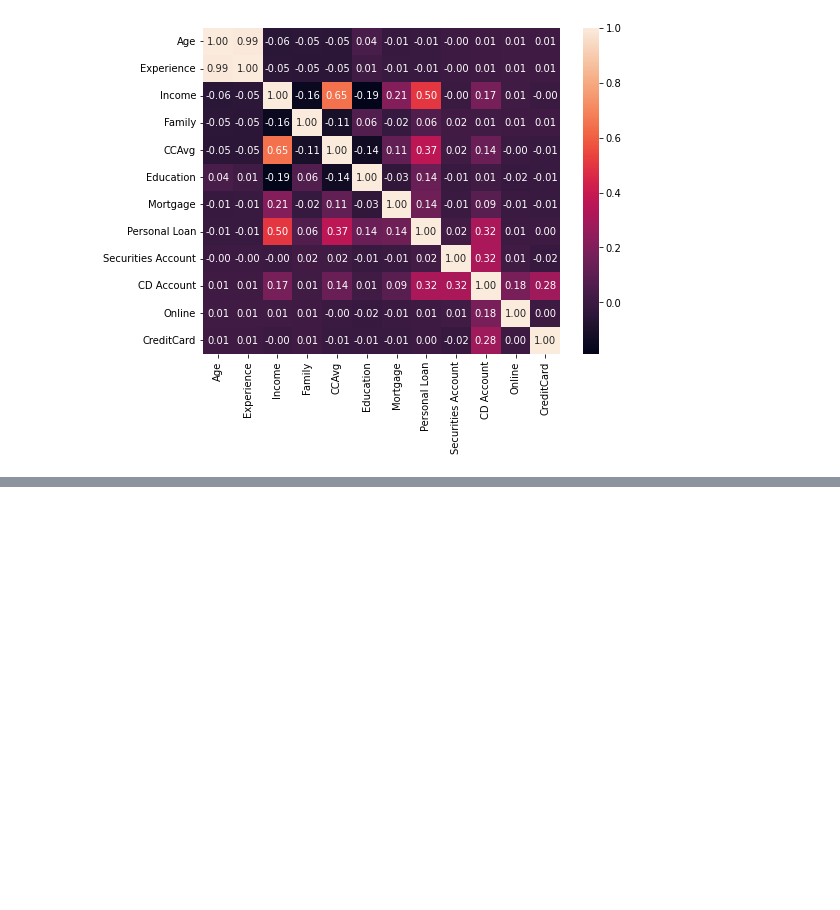
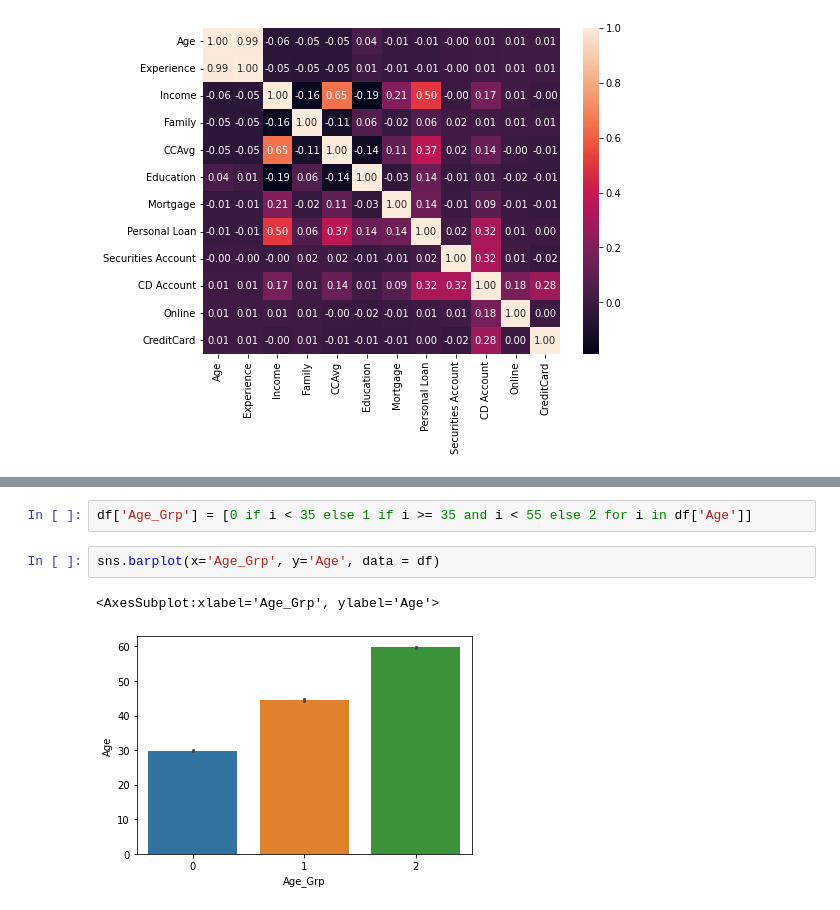
Before and after one commit to CaptaiN785/ML-Notebooks, a Jupyter notebook: Naive_bayes/main.ipynb, the cells around one changed output, grey strips where cells are left out. Saved outputs shown, nothing was run; the diff lists cells and outputs as text; blank space fills up the shorter version.

```diff
--- a/Naive_bayes/main.ipynb
+++ b/Naive_bayes/main.ipynb
@@ -172,0 +181,7 @@ sns.heatmap(df_corr, annot = True, fmt = '1.2f')
+# %%
+df['Age_Grp'] = [0 if i < 35 else 1 if i >= 35 and i < 55 else 2 for i in df['Age']]
+# %%
+sns.barplot(x='Age_Grp', y='Age', data = df)
+# %% [output]
+<AxesSubplot:xlabel='Age_Grp', ylabel='Age'>
+[figure, added]
```
Also changed, not shown: parts of 8 cells of this notebook.
